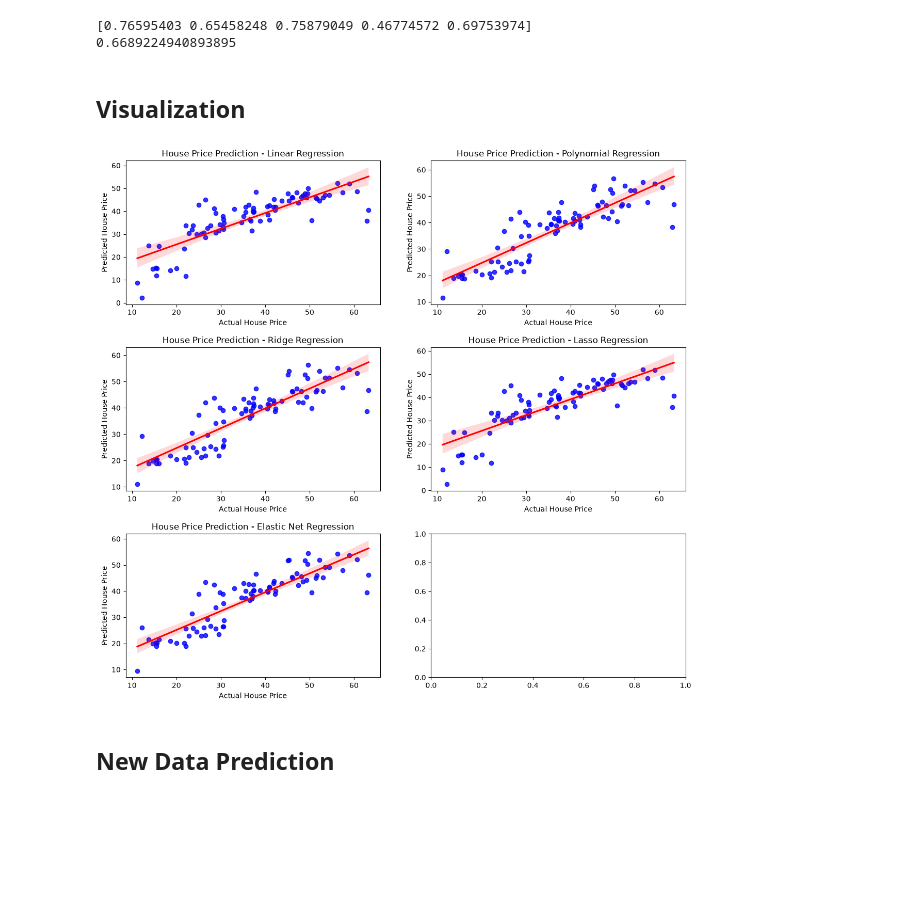
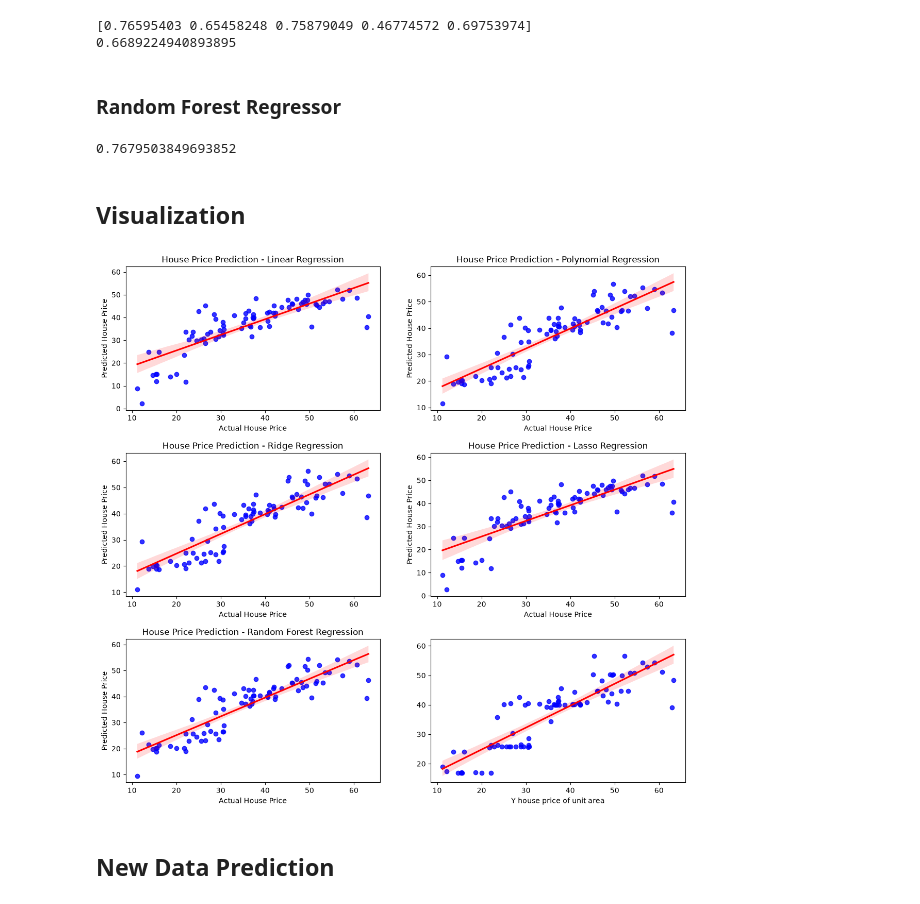
Before and after one commit to RusanMaharjan/Data-Science---9.30, a Jupyter notebook: Linear Regression.ipynb, the cells around one changed output. Cells and saved outputs as stored; diff of their text form; code cells hidden in the pictures; blank space fills up the shorter version.

Commit message:
Tree Based Algorithm: Random Forest and Decision Tree

```diff
--- a/Linear Regression.ipynb
+++ b/Linear Regression.ipynb
@@ -329,6 +329,23 @@ print(elastic_cv_score.mean())
 # %% [output]
 [0.76595403 0.65458248 0.75879049 0.46774572 0.69753974]
 0.6689224940893895
+# %% [markdown]
+### Random Forest Regressor
+# %%
+from sklearn.ensemble import RandomForestRegressor
+
+rf_model = Pipeline([
+    ('scaler', StandardScaler()),
+    ('poly', PolynomialFeatures(degree=2, include_bias=False)),
+    ('rf', RandomForestRegressor(max_depth=3, n_estimators=100, n_jobs=1, random_state=42))
+])
+rf_model.fit(X_train_scale, Y_train)
+rf_pred = rf_model.predict(X_test_scale)
+# %%
+rf_r2 = r2_score(Y_test, rf_pred)
+print(rf_r2)
+# %% [output]
+0.7679503849693852
 # %% [markdown]
 ## Visualization
 # %%
@@ -340,34 +357,40 @@ sns.regplot(x=Y_test, y=Y_pred, ax=ax1, color='blue', line_kws={'color': 'red'})
 ax1.set_xlabel('Actual House Price')
 ax1.set_ylabel('Predicted House Price')
 ax1.set_title('House Price Prediction - Linear Regression')
 
 ax2 = axes[0, 1]
 sns.regplot(x=Y_test, y=poly_pred, ax=ax2, color='blue', line_kws={'color': 'red'})
 ax2.set_xlabel('Actual House Price')
 ax2.set_ylabel('Predicted House Price')
 ax2.set_title('House Price Prediction - Polynomial Regression')
 
 ax3 = axes[1, 0]
 sns.regplot(x=Y_test, y=ridge_pred, ax=ax3, color='blue', line_kws={'color': 'red'})
 ax3.set_xlabel('Actual House Price')
 ax3.set_ylabel('Predicted House Price')
 ax3.set_title('House Price Prediction - Ridge Regression')
 
 ax4 = axes[1, 1]
 sns.regplot(x=Y_test, y=lasso_pred, ax=ax4, color='blue', line_kws={'color': 'red'})
 ax4.set_xlabel('Actual House Price')
 ax4.set_ylabel('Predicted House Price')
 ax4.set_title('House Price Prediction - Lasso Regression')
 
 ax5 = axes[2, 0]
 sns.regplot(x=Y_test, y=elastic_pred, ax=ax5, color='blue', line_kws={'color': 'red'})
 ax5.set_xlabel('Actual House Price')
 ax5.set_ylabel('Predicted House Price')
 ax5.set_title('House Price Prediction - Elastic Net Regression')
 
+ax6 = axes[2, 1]
+sns.regplot(x=Y_test, y=rf_pred, ax=ax6, color='blue', line_kws={'color': 'red'})
+ax5.set_xlabel('Actual House Price')
+ax5.set_ylabel('Predicted House Price')
+ax5.set_title('House Price Prediction - Random Forest Regression')
+
 plt.show()
 # %% [output]
-[figure, old version]
+[figure, new version]
 # %% [markdown]
 ## New Data Prediction
 # %%
```
Also changed, not shown: 10 other files.
